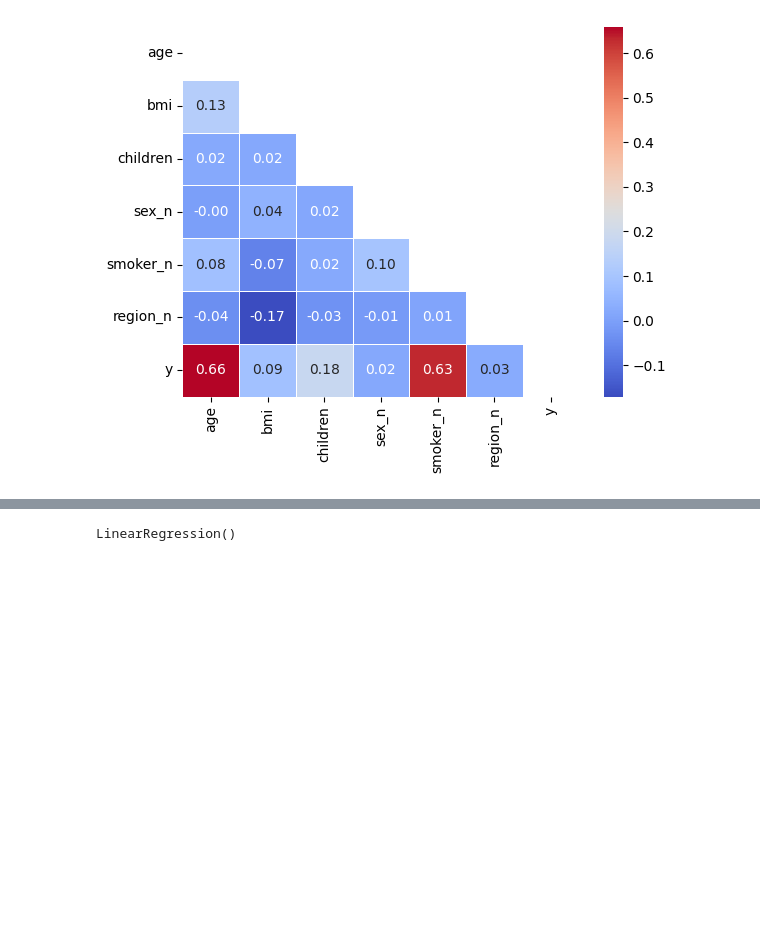
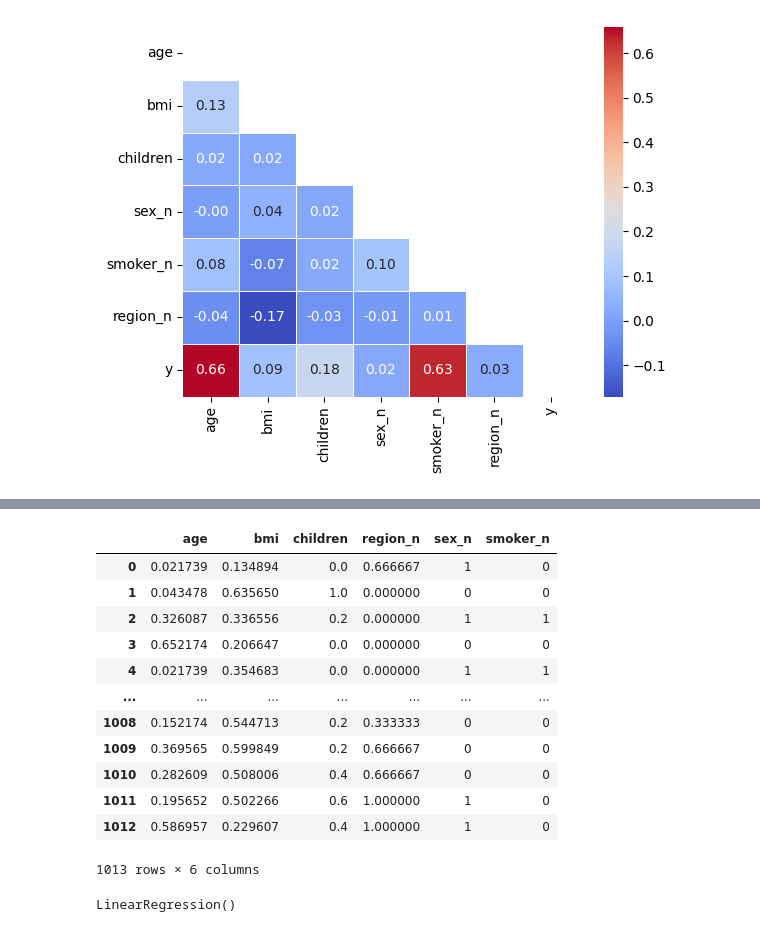
Before and after one commit to 4GeeksAcademy/machine-learning-python-template-chematudela-regresionlineal, a Jupyter notebook: src/explore.ipynb, the cells around one changed output, grey strips where cells are left out. Saved outputs shown, nothing was run; the diff lists cells and outputs as text; code cells hidden in the pictures; blank space fills up the shorter version.

```diff
--- a/src/explore.ipynb
+++ b/src/explore.ipynb
@@ -265,0 +238,8 @@ Notes:
+# %%
+binary_cols = ['sex_n','smoker_n']
+
+X_train_num = X_train.drop(binary_cols, axis=1)
+X_test_num = X_test.drop(binary_cols, axis=1)
+# %%
+#instanciamos el modelo de escalado solamente con el grupo train para evitar influencias sobre el grupo test
+scaler=MinMaxScaler().fit(X_train_num)
@@ -265,0 +249,8 @@ Notes:
+# %%
+X_train_num_sc = scaler.transform(X_train_num)
+X_test_num_sc = scaler.transform(X_test_num)
+# %%
+# concatenamos porque los resultados del escaler es un array solamente con los valores
+
+X_train_sc = pd.concat([pd.DataFrame(X_train_num_sc, columns = X_train_num.columns), X_train[binary_cols].reset_index(drop=True)], axis=1)
+X_test_sc = pd.concat([pd.DataFrame(X_test_num_sc, columns = X_test_num.columns), X_test[binary_cols].reset_index(drop=True)], axis=1)
@@ -266,3 +272,19 @@ Notes:
+# %%
+X_train_sc
+# %% [output]
+|  | age | bmi | children | region_n | sex_n | smoker_n |
+| 0 | 0.021739 | 0.134894 | 0.0 | 0.666667 | 1 | 0 |
+| 1 | 0.043478 | 0.635650 | 1.0 | 0.000000 | 0 | 0 |
+| 2 | 0.326087 | 0.336556 | 0.2 | 0.000000 | 1 | 1 |
+| 3 | 0.652174 | 0.206647 | 0.0 | 0.000000 | 0 | 0 |
+| 4 | 0.021739 | 0.354683 | 0.0 | 0.000000 | 1 | 1 |
+| ... | ... | ... | ... | ... | ... | ... |
+| 1008 | 0.152174 | 0.544713 | 0.2 | 0.333333 | 0 | 0 |
+| 1009 | 0.369565 | 0.599849 | 0.2 | 0.666667 | 0 | 0 |
+| 1010 | 0.282609 | 0.508006 | 0.4 | 0.666667 | 0 | 0 |
+| 1011 | 0.195652 | 0.502266 | 0.6 | 1.000000 | 1 | 0 |
+| 1012 | 0.586957 | 0.229607 | 0.4 | 1.000000 | 1 | 0 |
+1013 rows × 6 columns
 # %%
 # Con los datos seleccionados ye escalados, pasamos a aplicar el modelo de regresión lineal
 
```
Also changed, not shown: parts of 7 cells of this notebook.
